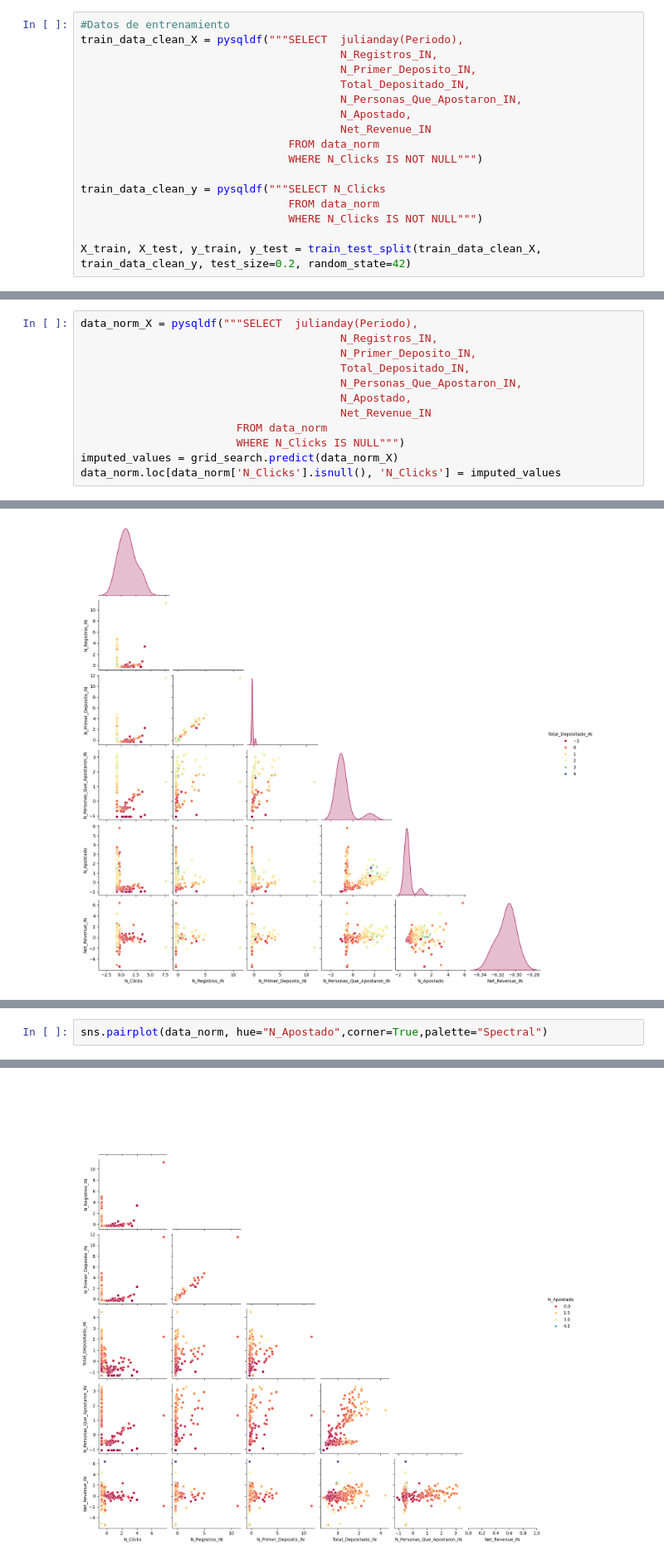
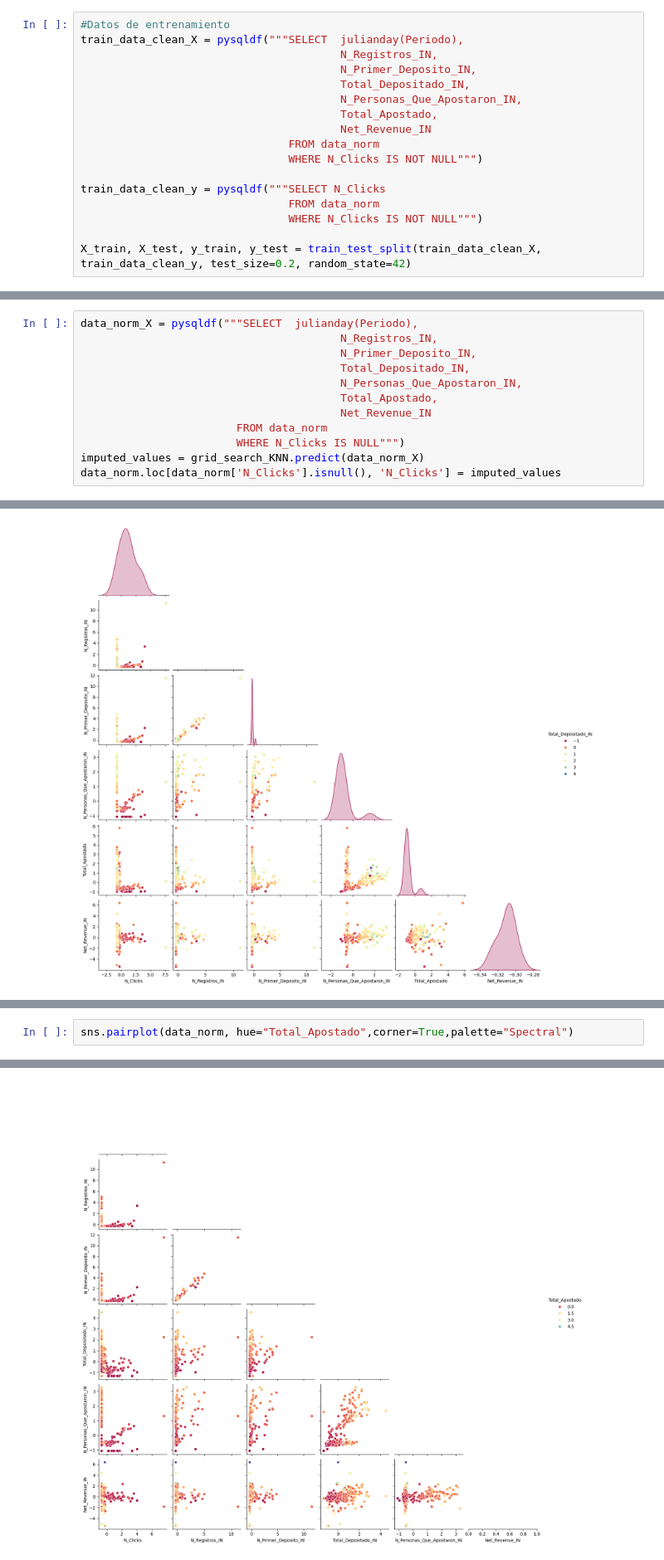
Before and after one commit to JuanParraG/datare, a Jupyter notebook: code.ipynb, the cells around one changed output, grey strips where cells are left out. Shown at 83% size. Saved outputs shown, nothing was run; the diff lists cells and outputs as text.

```diff
--- a/code.ipynb
+++ b/code.ipynb
@@ -289,7 +294,7 @@ train_data_clean_X = pysqldf("""SELECT  julianday(Periodo),
                                         N_Primer_Deposito_IN,
                                         Total_Depositado_IN,
                                         N_Personas_Que_Apostaron_IN,
-                                        N_Apostado,
+                                        Total_Apostado,
                                         Net_Revenue_IN
                                 FROM data_norm
                                 WHERE N_Clicks IS NOT NULL""")
@@ -385,11 +408,11 @@ data_norm_X = pysqldf("""SELECT  julianday(Periodo),
                                         N_Primer_Deposito_IN,
                                         Total_Depositado_IN,
                                         N_Personas_Que_Apostaron_IN,
-                                        N_Apostado,
+                                        Total_Apostado,
                                         Net_Revenue_IN
                         FROM data_norm
                         WHERE N_Clicks IS NULL""")
-imputed_values = grid_search.predict(data_norm_X)
+imputed_values = grid_search_KNN.predict(data_norm_X)
 data_norm.loc[data_norm['N_Clicks'].isnull(), 'N_Clicks'] = imputed_values
 # %% [markdown]
 <ul>
@@ -449,5 +475,5 @@ sns.pairplot(data_norm, hue="Total_Depositado_IN",corner=True,palette="Spectral"
 # %%
-sns.pairplot(data_norm, hue="N_Apostado",corner=True,palette="Spectral")
+sns.pairplot(data_norm, hue="Total_Apostado",corner=True,palette="Spectral")
 # %% [output]
 <seaborn.axisgrid.PairGrid at 0x...>
-[figure, old version]
+[figure, new version]
```
Also changed, not shown: parts of 32 cells of this notebook, 1 other file.
